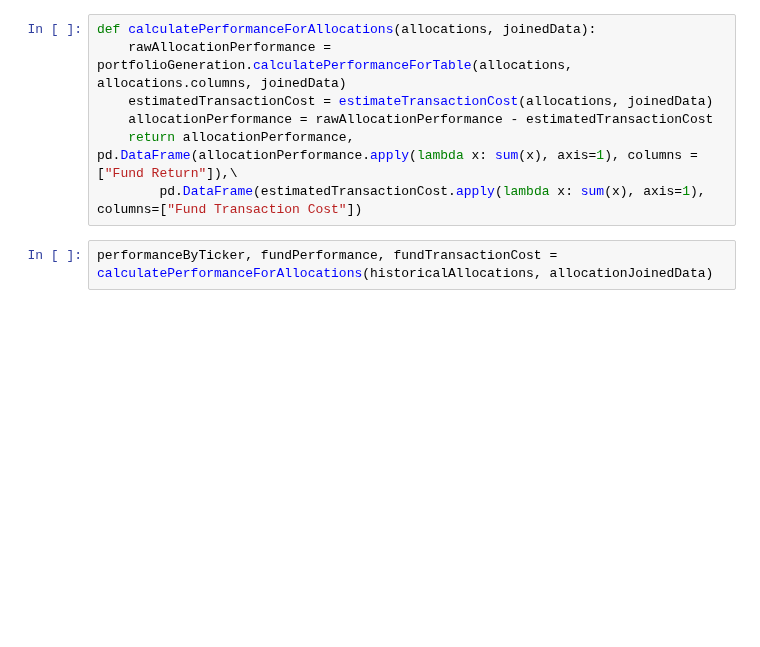
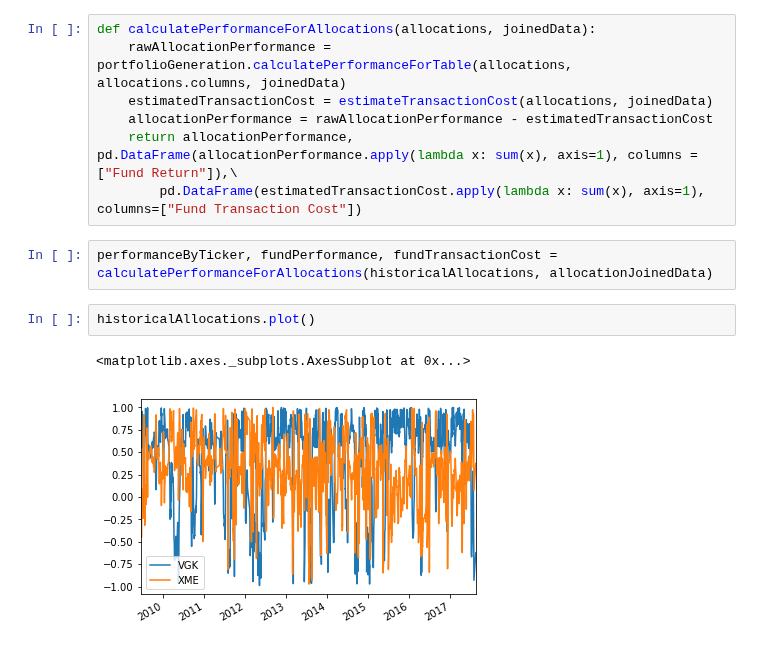
Before and after one commit to SignalBuilders/walkforwardTrader, a Jupyter notebook: Update All Daily.ipynb, the cells around one changed output. Drawn from its saved outputs; the diff is of its cells as text; blank space fills up the shorter version.

```diff
--- a/Update All Daily.ipynb
+++ b/Update All Daily.ipynb
@@ -442,6 +442,11 @@ def calculatePerformanceForAllocations(allocations, joinedData):
         pd.DataFrame(estimatedTransactionCost.apply(lambda x: sum(x), axis=1), columns=["Fund Transaction Cost"])
 # %%
 performanceByTicker, fundPerformance, fundTransactionCost = calculatePerformanceForAllocations(historicalAllocations, allocationJoinedData)
+# %%
+historicalAllocations.plot()
+# %% [output]
+<matplotlib.axes._subplots.AxesSubplot at 0x...>
+[figure, added]
 # %%
 import empyrical
 %matplotlib inline
```
Also changed, not shown: parts of 4 cells of this notebook.
